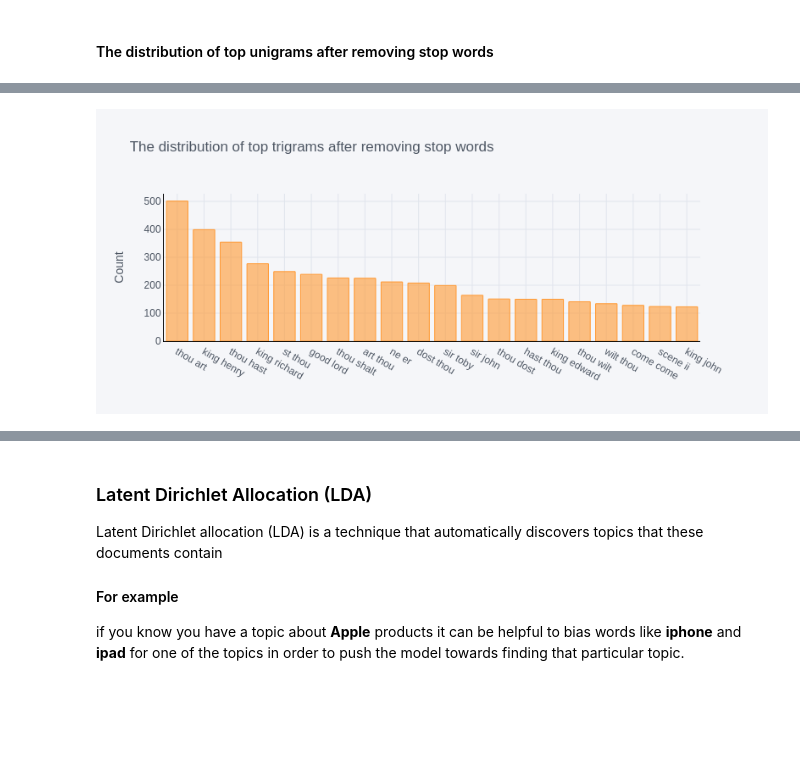
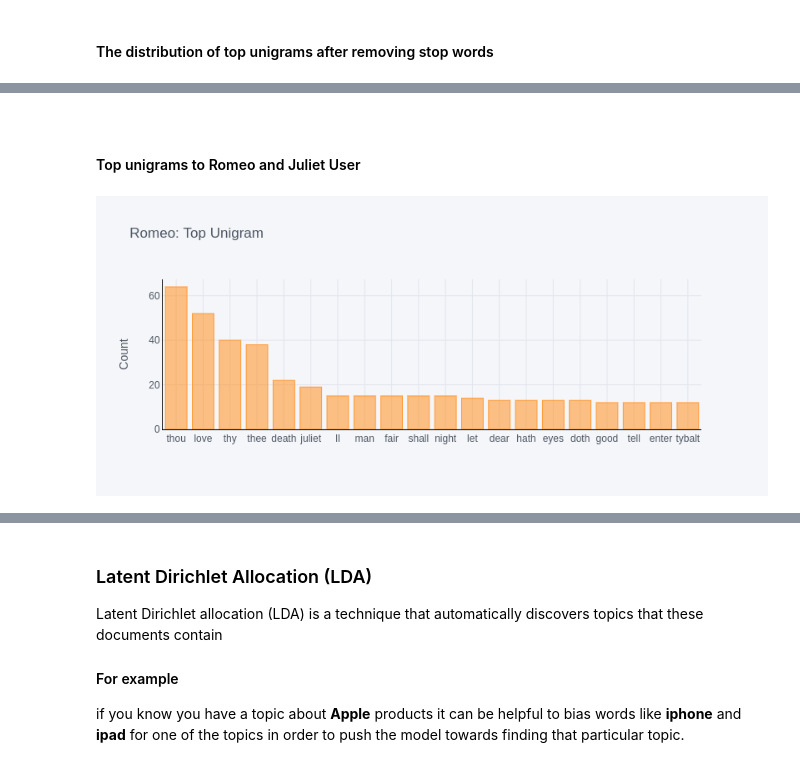
Before and after one commit to brunocampos01/federated-learning-for-text-generation, a Jupyter notebook: notebooks/1-data-undertanding_data-cleansing_ data-exploration.ipynb, the cells around one changed output, grey strips where cells are left out. Drawn from its saved outputs; the diff is of its cells as text; code cells hidden in the pictures; blank space fills up the shorter version.

```diff
--- a/notebooks/1-data-undertanding_data-cleansing_ data-exploration.ipynb
+++ b/notebooks/1-data-undertanding_data-cleansing_ data-exploration.ipynb
@@ -427,5 +399,27 @@ df_bigram\
 # %%
 # ploty -> static image
-display(Image.open('reports/bigram.png'))
+# display(Image.open('reports/bigram.png'))
-# %% [output]
-[figure, removed]
+# %% [markdown]
+<br/>
+
+#### Top unigrams to Romeo and Juliet User
+# %%
+THE_TRAGEDY_OF_ROMEO_AND_JULIET_ROM = open('data/'\
+                                           'federation/'\
+                                           'users_split_by_pearsons/'\
+                                           'THE_TRAGEDY_OF_ROMEO_AND_JULIET_ROM.txt', mode='r')
+# %%
+bag_of_words = create_bag_of_words(list_words=THE_TRAGEDY_OF_ROMEO_AND_JULIET_ROM, ngram=1)
+top_20_words = get_top_n_words(bag_of_words, 20)
+df_unigram_romeo = pd.DataFrame(top_20_words, columns = ['word' , 'count'])
+# %%
+df_unigram_romeo\
+  .groupby('word')\
+  .sum()['count']\
+  .sort_values(ascending=False)\
+  .iplot(kind='bar',
+         yTitle='Count',
+         linecolor='black',
+         title='Romeo: Top Unigram')
+# %% [output]
+[figure, added]
```
Also changed, not shown: parts of 44 cells of this notebook, 3 other files.
